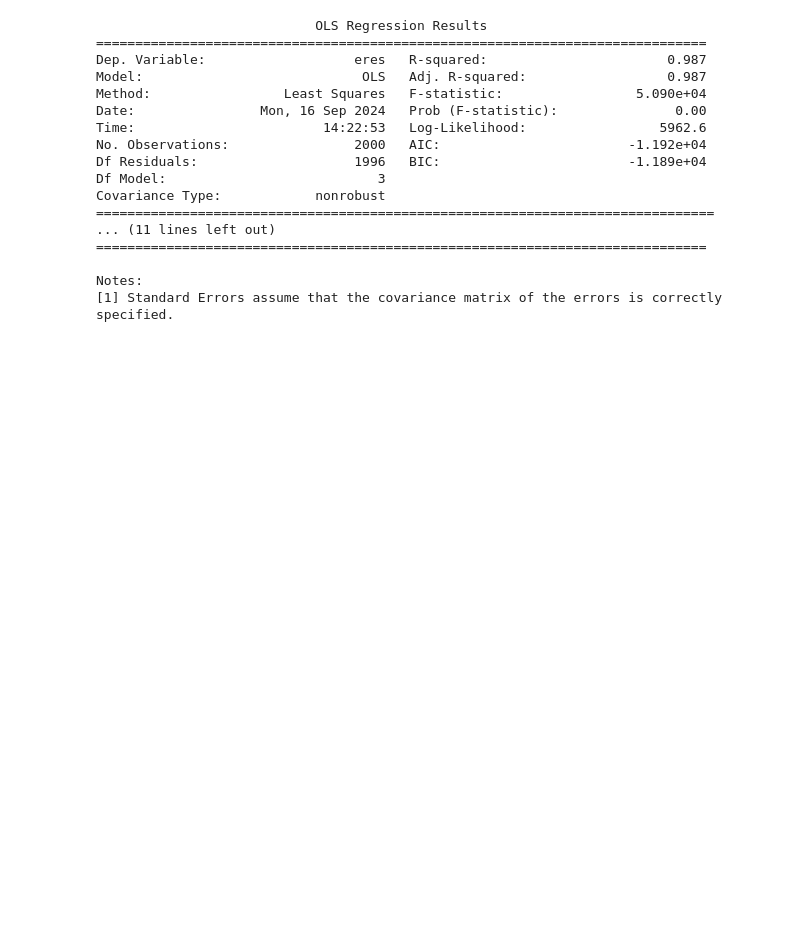
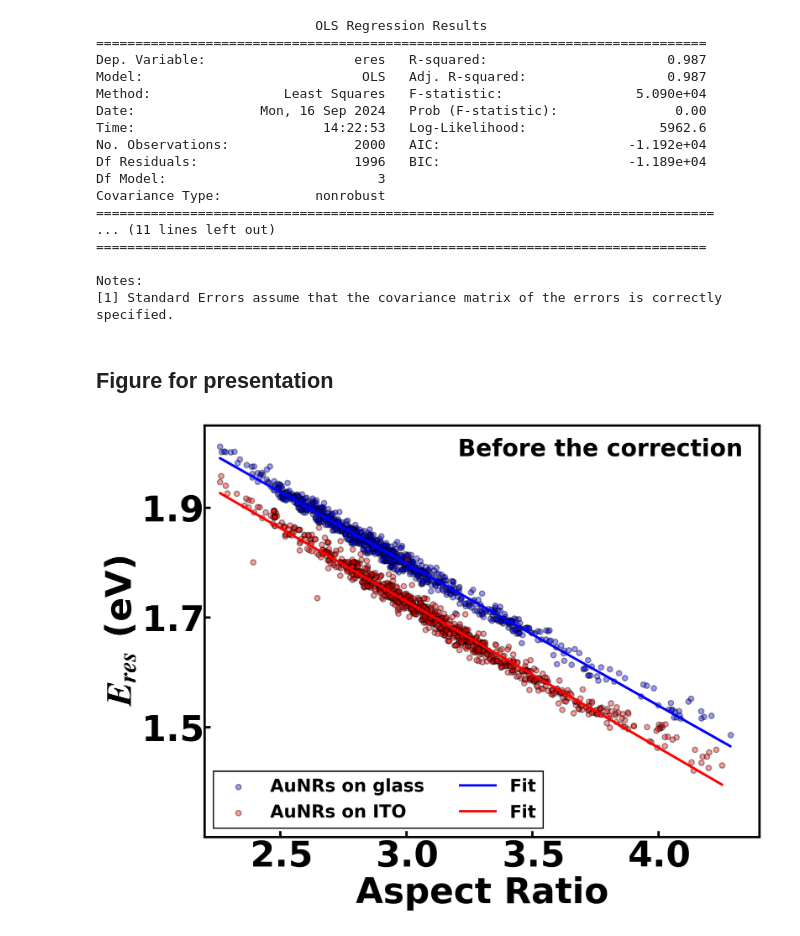
Before and after one commit to SWAN88/AuNR_DA, a Jupyter notebook: 091124_Figure2.ipynb, the cells around one changed output. Cells and saved outputs as stored; diff of their text form; code cells hidden in the pictures; blank space fills up the shorter version.

```diff
--- a/091124_Figure2.ipynb
+++ b/091124_Figure2.ipynb
@@ -289,3 +289,37 @@ Covariance Type:            nonrobust
 
 Notes:
 [1] Standard Errors assume that the covariance matrix of the errors is correctly specified.
+# %% [markdown]
+## Figure for presentation
+# %%
+fig, ax1 = plt.subplots(figsize=(8, 6), dpi=300)
+# plt.rcParams['font.family'] = 'Arial'
+
+# Perform linear regression
+model1 = LinearRegression()
+model1.fit(glass_data['ratio'].values.reshape(-1, 1), glass_data['eres'])
+slope1, intercept1 = model1.coef_[0], model1.intercept_
+
+model2 = LinearRegression()
+model2.fit(ito_data['ratio'].values.reshape(-1, 1), ito_data['eres'])
+slope2, intercept2 = model2.coef_[0], model2.intercept_
+
+ax1.scatter(glass_data['ratio'], glass_data['eres'], s=20, c='b', edgecolor='k', alpha=0.4, label='AuNRs on glass')
+ax1.scatter(ito_data['ratio'], ito_data['eres'], s=20, c='r', edgecolor='k', alpha=0.4, label='AuNRs on ITO')
+ax1.plot(glass_data['ratio'], slope1 * glass_data['ratio'] + intercept1, c='b', lw=2, label='Fit')
+ax1.plot(ito_data['ratio'], slope2 * ito_data['ratio'] + intercept2, c='r', lw=2, label='Fit')
+ax1.set_xlabel('Aspect Ratio', fontsize=30)
+ax1.set_ylabel('$E_{res}$ (eV)', fontsize=30)
+ax1.set_xticks([2.5, 3.0, 3.5, 4.0])
+ax1.set_yticks([1.5, 1.7, 1.9])
+
+ax1.set_xlim(2.2, 4.4)
+ax1.set_ylim(1.3, 2.05)
+ax1.tick_params(axis='both', labelsize=30, pad=2)
+ax1.legend(loc='lower left', fontsize=15, ncols=2)
+ax1.text(0.97, 0.97, 'Before the correction', ha='right', va='top', transform=ax1.transAxes, fontsize=20)
+
+plt.subplots_adjust(hspace=0)
+# plt.savefig('AuNRs_DA_figure2.png', dpi=300)
+# %% [output]
+[figure, added]
```
Also changed, not shown: parts of 1 cell of this notebook, 7 other files.
